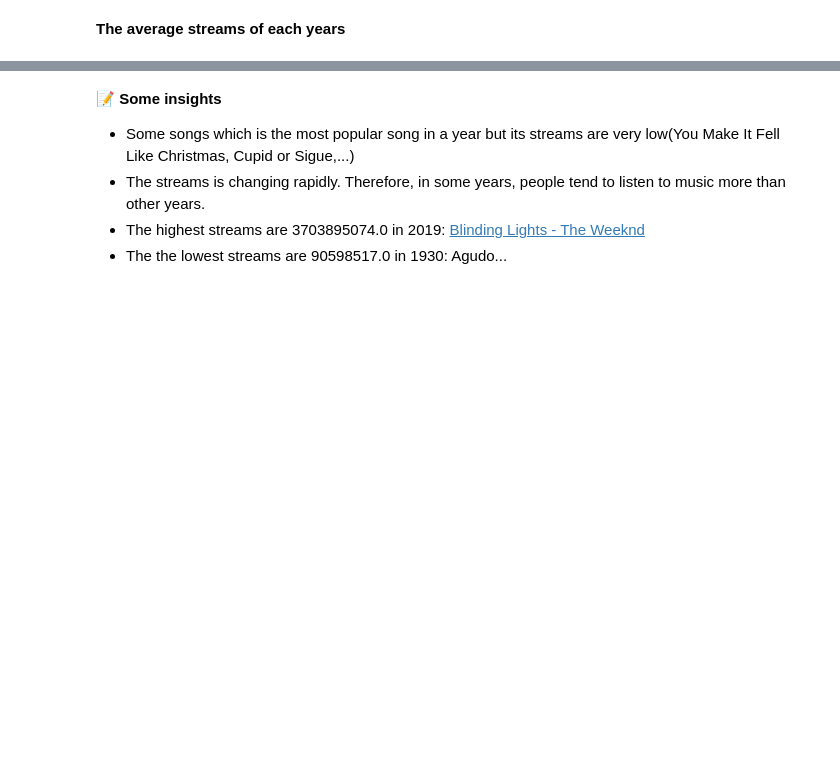
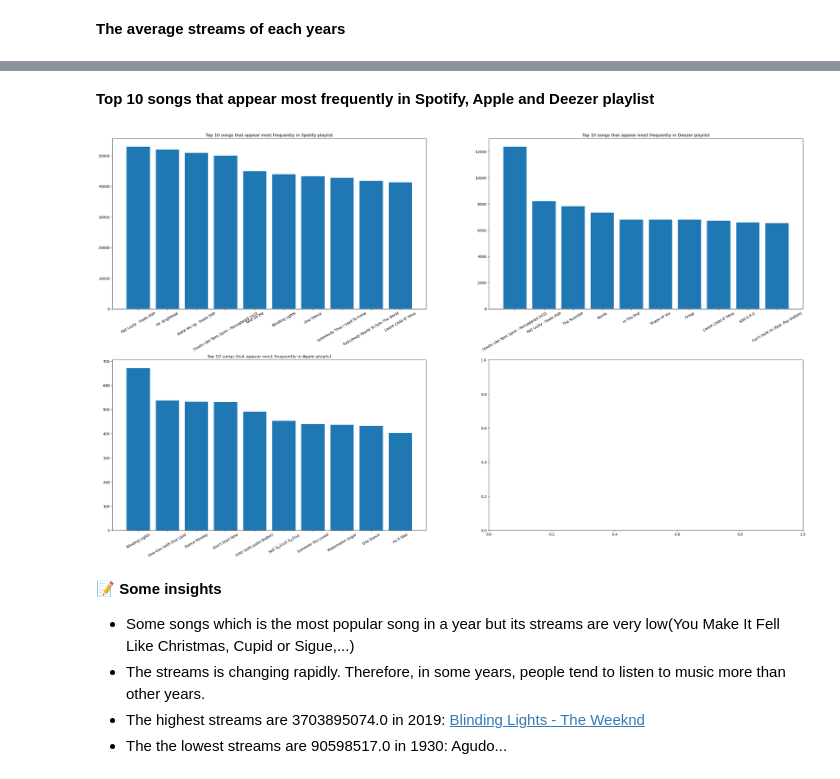
Before and after one commit to khanhnhan1512/Final-Project-DS-Programming, a Jupyter notebook: 03-Question_1.ipynb, the cells around one changed output, grey strips where cells are left out. Saved outputs shown, nothing was run; the diff lists cells and outputs as text; code cells hidden in the pictures; blank space fills up the shorter version.

```diff
--- a/03-Question_1.ipynb
+++ b/03-Question_1.ipynb
@@ -191,3 +326,30 @@ plt.plot(avg_stream_df.index, avg_stream_df.values);
+# %% [markdown]
+**Top 10 songs that appear most frequently in Spotify, Apple and Deezer playlist**
+# %%
+fig, axes = plt.subplots(2, 2, figsize=(35, 20))
+
+platforms = ['in_spotify_playlists', 'in_deezer_playlists', 'in_apple_playlists']
+
+count = 0
+for platform in platforms:
+  title = platform.split("_")[1]
+  songs_df = df[['track_name', platform]].sort_values(by=platform, ascending=False)
+
+  songs = songs_df['track_name']
+  counts = songs_df[platform]
+  axes[count//2][count%2].bar(songs[:10], counts[:10])
+  axes[count//2][count%2].set_xticklabels(songs, rotation=30)
+  axes[count//2][count%2].set_title('Top 10 songs that appear most frequently in ' + title.capitalize() + ' playlist')
+  # axes[count].set_xticks(songs)
+  # axes[count].set_ylabel('Number of playlists')
+  # axes[count].set_xlabel('Name of song')
+  # plt.title('Top 10 songs that appear most frequently in Spotify playlist')
+  count += 1
+
+fig.subplots_adjust(hspace=0.3)
+fig.show();
+# %% [output]
+[figure, added]
 # %% [markdown]
 📝 **Some insights**
 - Some songs which is the most popular song in a year but its streams are very low(You Make It Fell Like Christmas, Cupid or Sigue,...)
```
Also changed, not shown: parts of 20 cells of this notebook.
